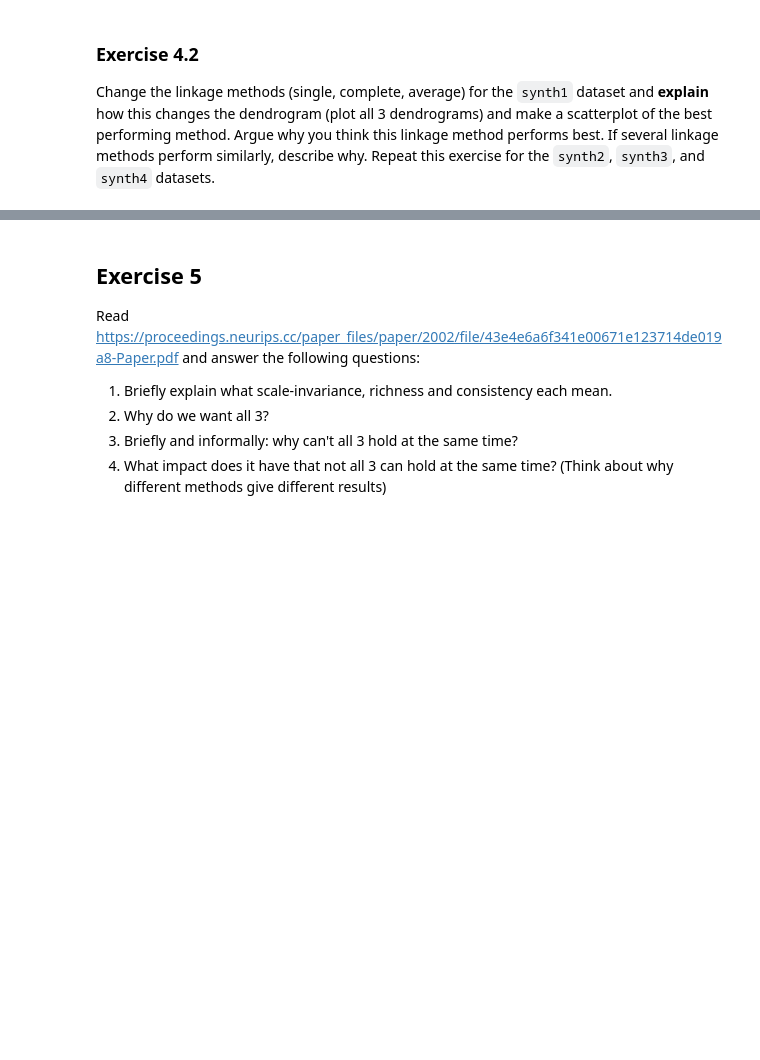
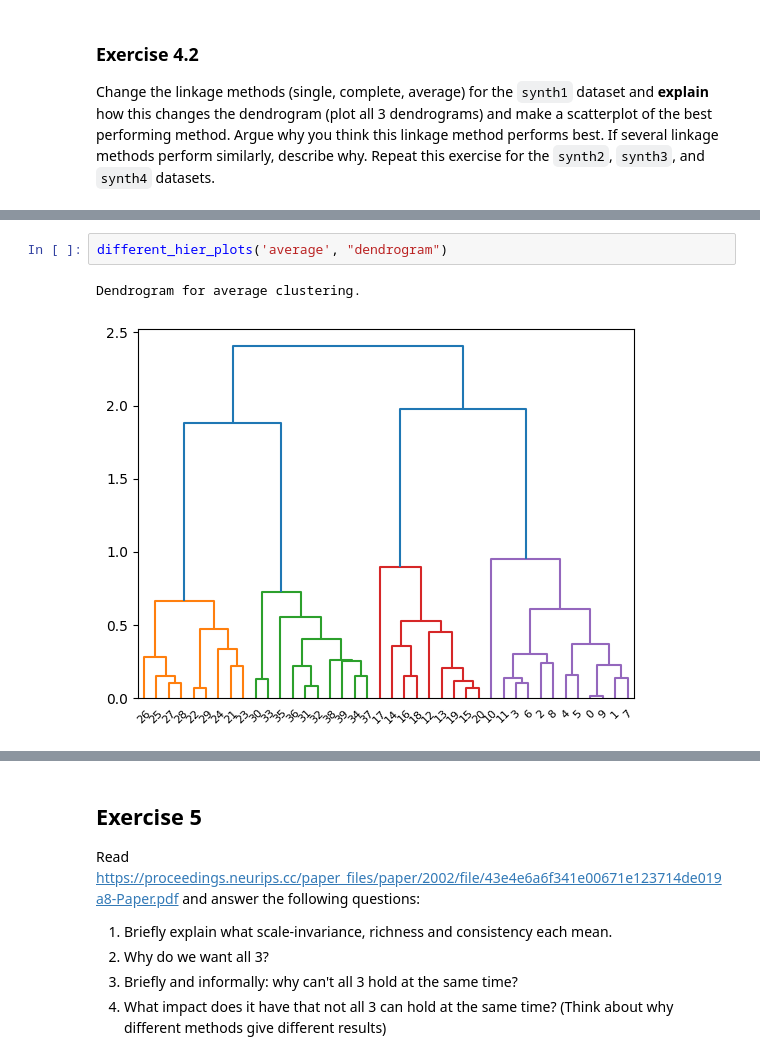
Before and after one commit to lanster42/Erasmus-Notes-25-26, a Jupyter notebook: Data mining and Machine learning/Assignment9/Assignment9_DMML.ipynb, the cells around one changed output, grey strips where cells are left out. Saved outputs shown, nothing was run; the diff lists cells and outputs as text; blank space fills up the shorter version.

```diff
--- a/Data mining and Machine learning/Assignment9/Assignment9_DMML.ipynb
+++ b/Data mining and Machine learning/Assignment9/Assignment9_DMML.ipynb
@@ -248 +264,6 @@ Change the linkage methods (single, complete, average) for the `synth1` dataset
+# %%
+different_hier_plots('average', "dendrogram")
+# %% [output]
+Dendrogram for average clustering.
+[figure, added]
 # %%
```
Also changed, not shown: parts of 12 cells of this notebook, 8 other files.
